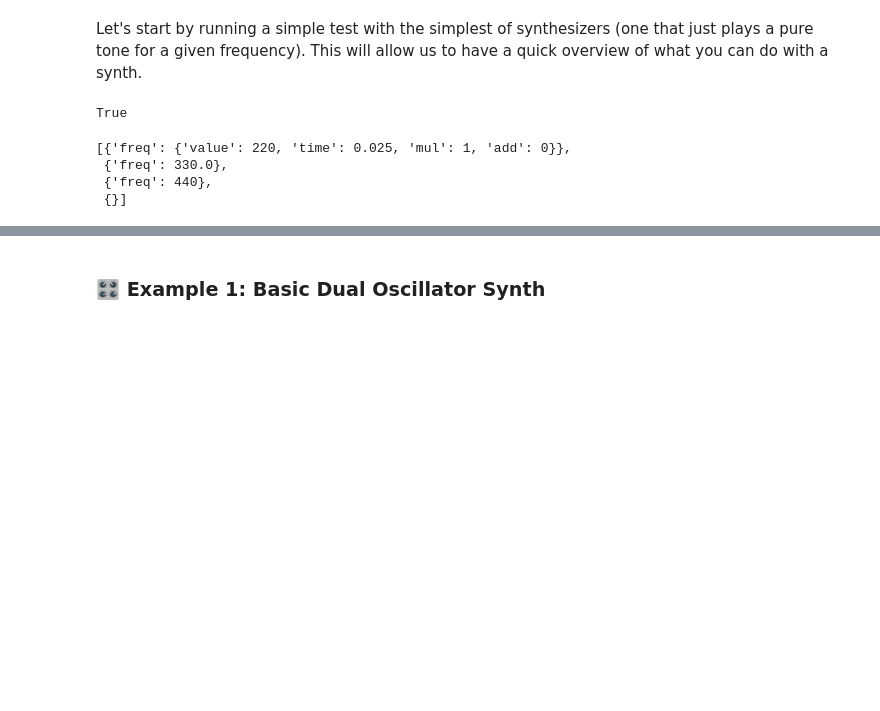
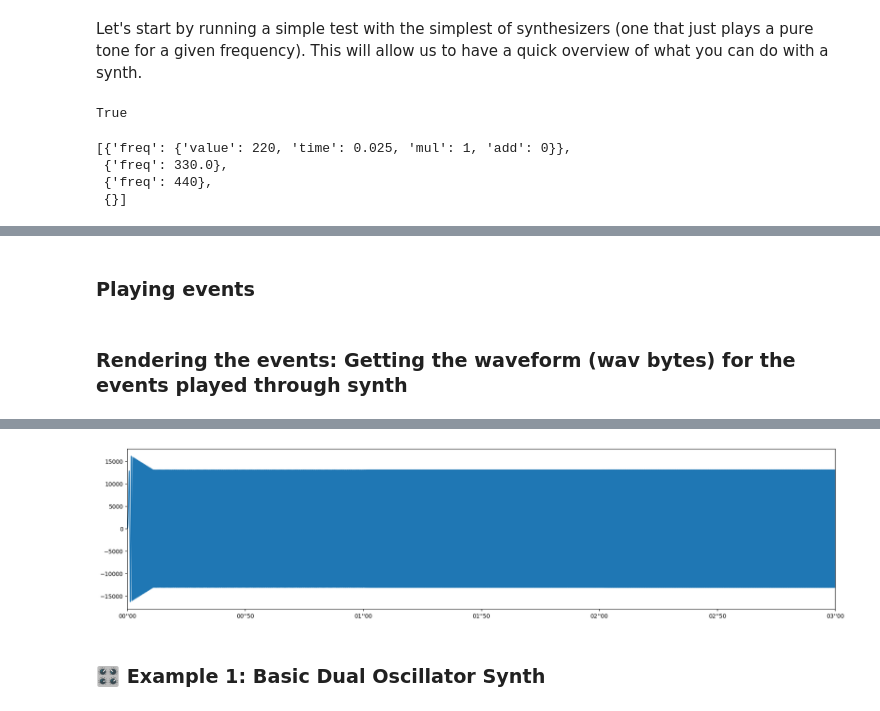
Before and after one commit to thorwhalen/hum, a Jupyter notebook: misc/01_hum_demo.ipynb, the cells around one changed output, grey strips where cells are left out. Cells and saved outputs as stored; diff of their text form; code cells hidden in the pictures; blank space fills up the shorter version.

```diff
--- a/misc/01_hum_demo.ipynb
+++ b/misc/01_hum_demo.ipynb
@@ -240,0 +240,21 @@ len(wf) / 44100
+# %%
+events = [
+    (
+        0.0,
+        {
+            'freq': {'value': 440, 'time': 0.025, 'mul': 1, 'add': 0},
+            'attack': 0.01,
+            'waveform': 'sine',
+        },
+    ),
+    (1.0, {'freq': 660.0}),
+    (2.0, {'freq': 440, 'waveform': 'triangle'}),
+    (2.0, {'waveform': 'triangle'}),
+    (2.5, {'waveform': 'square', 'attack': 0.5}),
+    (2.5, {'waveform': 'square', 'attack': 0.5}),
+    (4.5, {'waveform': 'sine'}),
+    (4.5, {'waveform': 'sine'}),
+    (5.5, {}),
+]
+# %% [markdown]
+### Playing events
@@ -240,0 +274,12 @@ len(wf) / 44100
+# %% [markdown]
+### Rendering the events: Getting the waveform (wav bytes) for the events played through synth
+# %%
+import recode
+
+wav_bytes = simple_waveform_synth.render_events(events)
+wf, sr = recode.decode_wav_bytes(wav_bytes)
+# %%
+from hum import disp_wf
+
+disp_wf(wf, sr)
+# %% [output]
@@ -241,3 +287,4 @@ len(wf) / 44100
+[figure, added]
 # %% [markdown]
 ### 🎛️ Example 1: Basic Dual Oscillator Synth
 # %%
```
Also changed, not shown: parts of 32 cells of this notebook, 6 other files.
